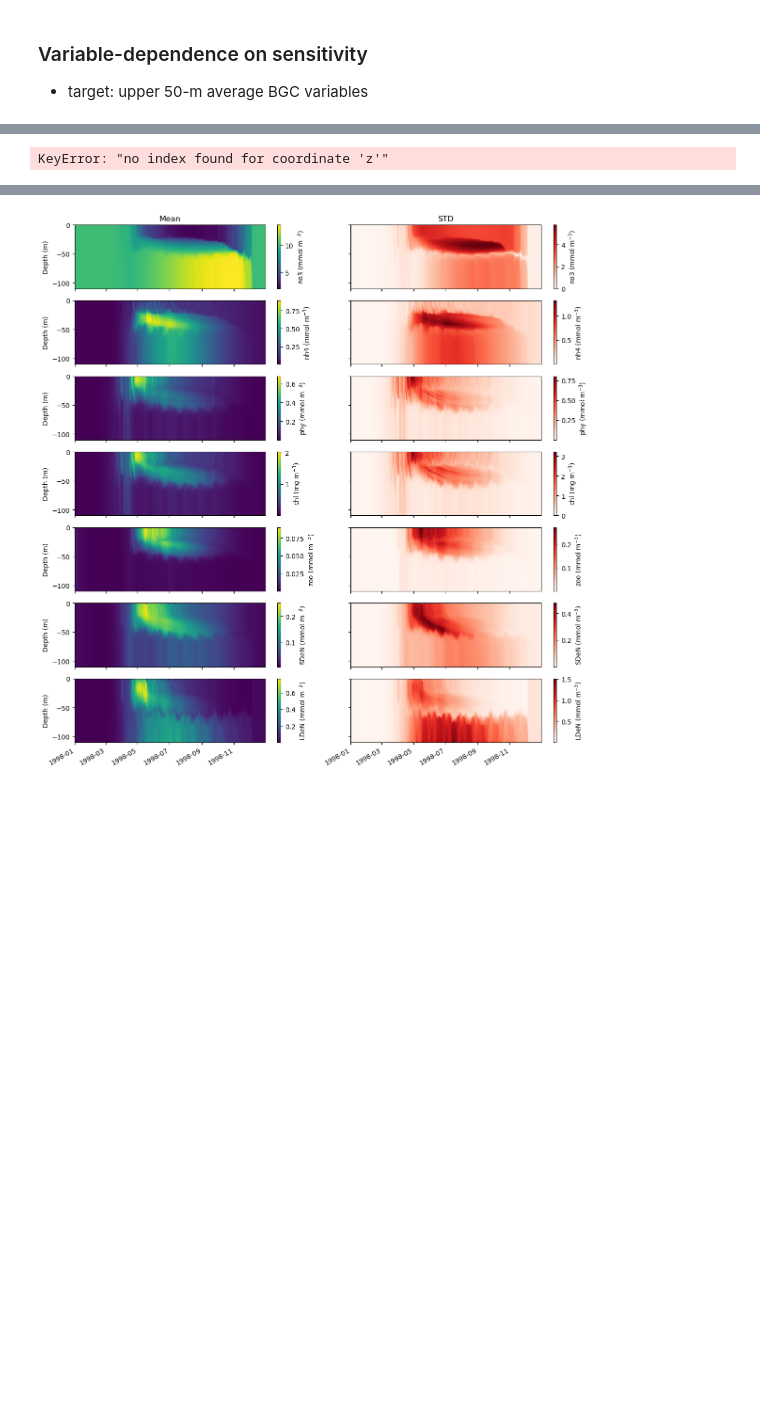
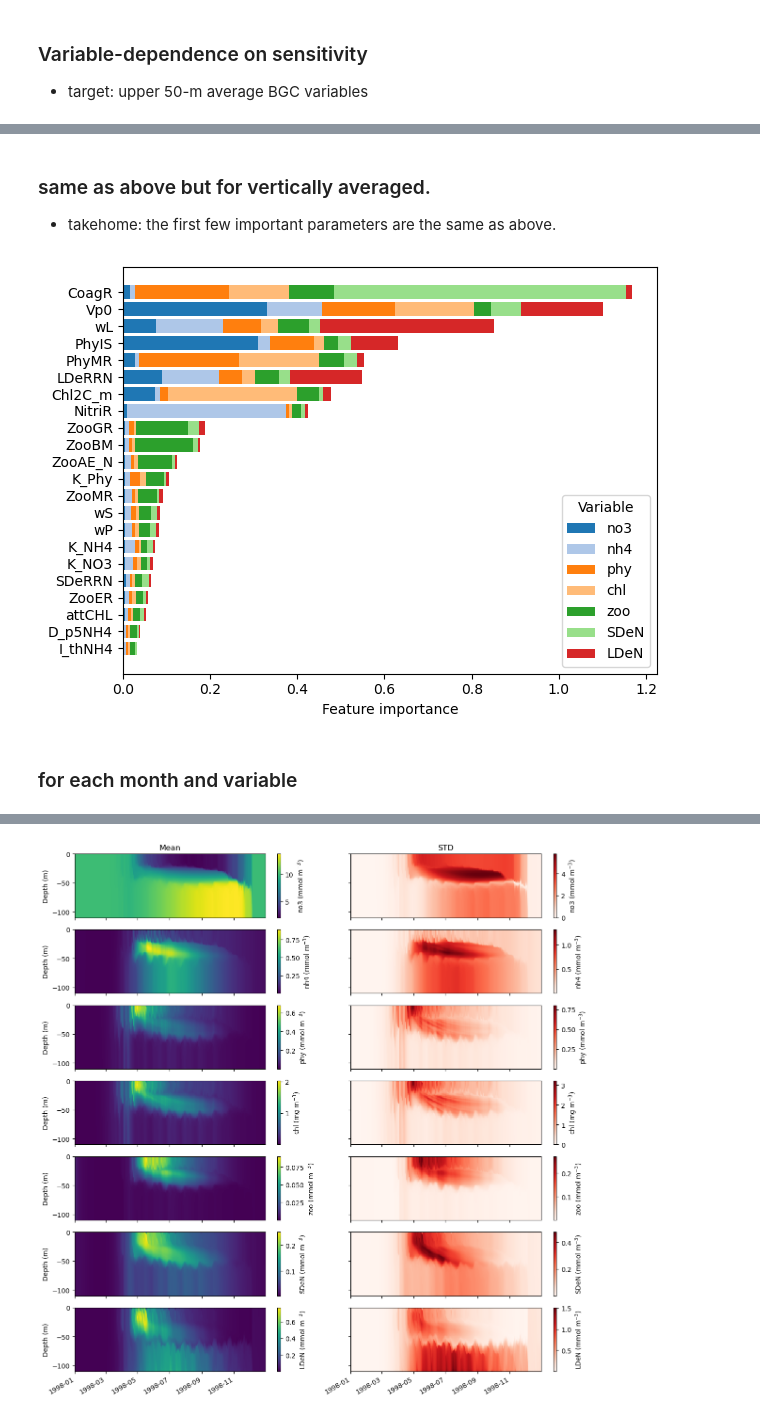
Before and after one commit to hakaseh/cases4argo, a Jupyter notebook: case/nns_annual/do-parameter-sensitivity.ipynb, the cells around one changed output, grey strips where cells are left out. Drawn from its saved outputs; the diff is of its cells as text; code cells hidden in the pictures; blank space fills up the shorter version.

```diff
--- a/case/nns_annual/do-parameter-sensitivity.ipynb
+++ b/case/nns_annual/do-parameter-sensitivity.ipynb
@@ -267,27 +279,36 @@ FrozenMappingWarningOnValuesAccess({'ensemble': 1000, 'time': 365, 'z': 110, 'la
+# %% [markdown]
+### same as above but for vertically averaged.
+- takehome: the first few important parameters are the same as above.
 # %%
 varlist = ["no3","nh4","phy","chl","zoo","SDeN","LDeN"]
 unilist = ["mmol m$^{-3}$","mmol m$^{-3}$","mmol m$^{-3}$","mg m$^{-3}$","mmol m$^{-3}$","mmol m$^{-3}$","mmol m$^{-3}$"]
 
+df = pd.DataFrame({"Parameter": name_para})
 for j in range(len(varlist)):
-    target = ds['1p1z_'+varlist[j]].sel(z=slice(-50,None)).mean(dim=['time','z'])[:,0,0]
-
-    df = pd.DataFrame({"Parameter": name_para})
+    target = ds['1p1z_'+varlist[j]].sel(z=slice(-50,None)).mean(dim=['time','z'])
 
     rf = RandomForestRegressor()
+#    rf = MultiOutputRegressor(RandomForestRegressor())
     rf.fit(sample_scaled, target)
     df[varlist[j]] = rf.feature_importances_
+    # Access feature importances from the underlying estimators
+    # Option 1: Average feature importances across all outputs
+#    avg_feature_importances = np.mean([est.feature_importances_ for est in rf.estimators_], axis=0)
+#    df[varlist[j]] = avg_feature_importances
 df['total'] = df[varlist].sum(axis=1)
 df = df.sort_values(by="total", ascending=True)
 
 plt.figure()
 sum_prev = np.zeros(len(name_para))
 for j in range(len(varlist)):
     plt.barh(width=df[varlist[j]],y=df['Parameter'],left=sum_prev,label=varlist[j],color=iro20[j])
     sum_prev += df[varlist[j]]
 
 plt.xlabel('Feature importance')
 plt.legend(title='Variable')
 plt.tight_layout()
-plt.savefig('fig-sensitivity-variables-'+str(N),dpi=300,bbox_inches='tight')
+plt.savefig('fig-sensitivity-variables-50maveraged-'+str(N),dpi=300,bbox_inches='tight')
 # %% [output]
-KeyError: "no index found for coordinate 'z'"
+[figure, added]
+# %% [markdown]
+### for each month and variable
```
Also changed, not shown: parts of 16 cells of this notebook, 1 other file.
